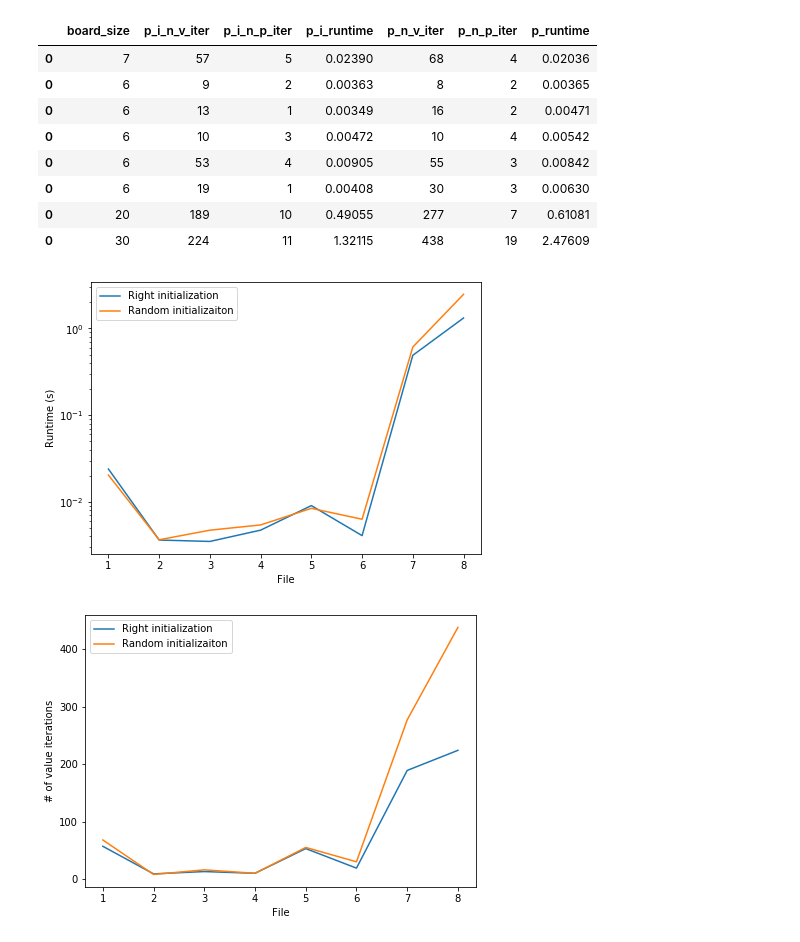
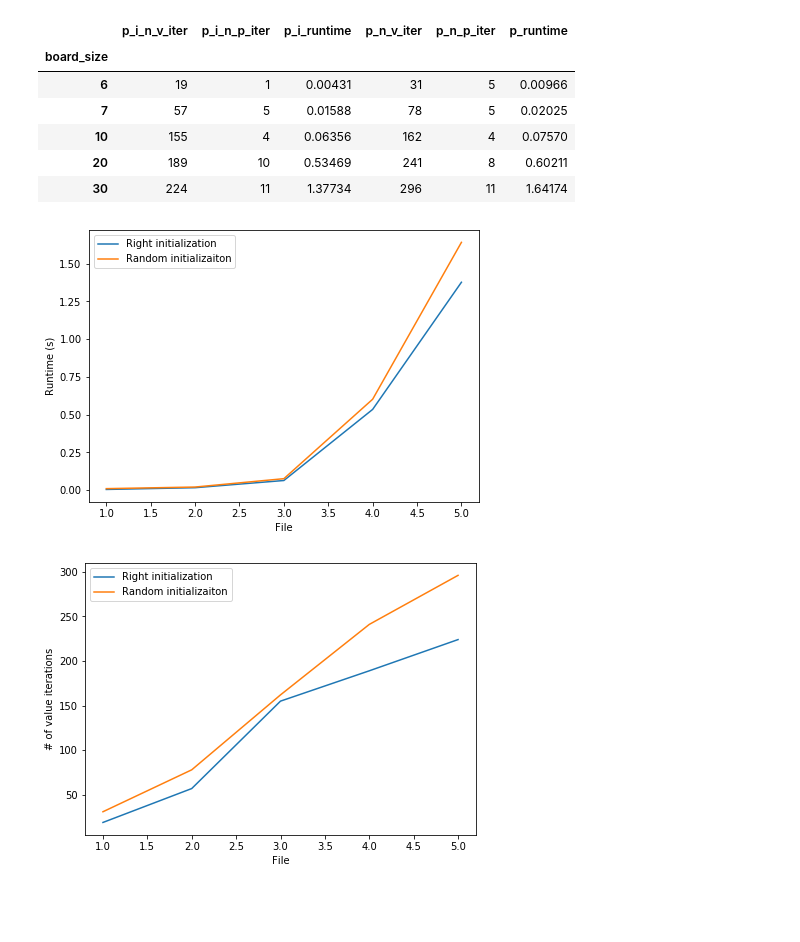
Before and after one commit to LeanderLXZ/mdp, a Jupyter notebook: src/notebook.ipynb, the cells around one changed output. Cells and saved outputs as stored; diff of their text form; code cells hidden in the pictures; blank space fills up the shorter version.

```diff
--- a/src/notebook.ipynb
+++ b/src/notebook.ipynb
@@ -4,18 +5,27 @@ from policy_iteration import *
 from matplotlib import pyplot as plt
 pd.set_option('precision', 5)
 # %%
-df_results = pd.DataFrame(columns=['board_size', 'v_n_v_iter', 'v_runtime', 'p_n_v_iter', 'p_n_p_iter', 'p_runtime'])
-for i in range(1, 9):
+df_results = pd.DataFrame(columns=['board_size', 'v_n_v_iter', 'v_runtime', 'p_n_v_iter', 'p_n_p_iter', 'p_runtime', 'pl_n_v_iter', 'pl_n_p_iter', 'pl_runtime'])
+for i in range(1, 7):
 
     b_size, v_n_v_iter, v_runtime = ValueIteration(
-        '../input/i{}.txt'.format(i),
+        '../inputs/i{}.txt'.format(i),
         threshold=0.01,
         use_arrow=True,
         verbose=False
     ).run()
 
     b_size, p_n_v_iter, p_n_p_iter, p_runtime = PolicyIteration(
-        '../input/i{}.txt'.format(i),
+        '../inputs/i{}.txt'.format(i),
+        threshold=0.01,
+        init_policy_direction=1,
+        improve_p_with_v=True,
+        use_arrow=True,
+        verbose=False
+    ).run()
+
+    b_size, pl_n_v_iter, pl_n_p_iter, pl_runtime = PolicyIterationLinear(
+        '../inputs/i{}.txt'.format(i),
         threshold=0.01,
         init_policy_direction=1,
         improve_p_with_v=True,
@@ -29,6 +39,9 @@ for i in range(1, 9):
         'v_runtime': [v_runtime],
         'p_n_v_iter': [p_n_v_iter],
         'p_n_p_iter': [p_n_p_iter],
-        'p_runtime': [p_runtime]
+        'p_runtime': [p_runtime],
+        'pl_n_v_iter': [pl_n_v_iter],
+        'pl_n_p_iter': [pl_n_p_iter],
+        'pl_runtime': [pl_runtime]
     }))
 # %% [output]
@@ -89,9 +104,9 @@ plt.show()
 # %%
 df_results = pd.DataFrame(columns=['board_size', 'p_i_n_v_iter', 'p_i_n_p_iter', 'p_i_runtime', 'p_n_v_iter', 'p_n_p_iter', 'p_runtime'])
-for i in range(1, 9):
+for i in range(1, 6):
 
     b_size, p_i_n_v_iter, p_i_n_p_iter, p_i_runtime = PolicyIteration(
-        '../input/i{}.txt'.format(i),
+        '../inputs/i{}.txt'.format(i),
         threshold=0.01,
         init_policy_direction=1,
         use_arrow=True,
@@ -99,7 +114,7 @@ for i in range(1, 9):
     ).run()
 
     b_size, p_n_v_iter, p_n_p_iter, p_runtime = PolicyIteration(
-        '../input/i{}.txt'.format(i),
+        '../inputs/i{}.txt'.format(i),
         threshold=0.01,
         use_arrow=True,
         verbose=False
@@ -135,31 +150,30 @@ Runtime:2.476094961166382s
 # %%
-df_results.to_csv('results_2.csv', float_format='%.5f')
+df_results = df_results.set_index(['board_size'])
+df_results.to_csv('../results/results_2.csv', float_format='%.5f')
 df_results
 # %% [output]
-|  | board_size | p_i_n_v_iter | p_i_n_p_iter | p_i_runtime | p_n_v_iter | p_n_p_iter | p_runtime |
-| 0 | 7 | 57 | 5 | 0.02390 | 68 | 4 | 0.02036 |
-| 0 | 6 | 9 | 2 | 0.00363 | 8 | 2 | 0.00365 |
-| 0 | 6 | 13 | 1 | 0.00349 | 16 | 2 | 0.00471 |
-| 0 | 6 | 10 | 3 | 0.00472 | 10 | 4 | 0.00542 |
-| 0 | 6 | 53 | 4 | 0.00905 | 55 | 3 | 0.00842 |
-| 0 | 6 | 19 | 1 | 0.00408 | 30 | 3 | 0.00630 |
-| 0 | 20 | 189 | 10 | 0.49055 | 277 | 7 | 0.61081 |
-| 0 | 30 | 224 | 11 | 1.32115 | 438 | 19 | 2.47609 |
+|  | p_i_n_v_iter | p_i_n_p_iter | p_i_runtime | p_n_v_iter | p_n_p_iter | p_runtime |
+| board_size |  |  |  |  |  |  |
+| 6 | 19 | 1 | 0.00431 | 31 | 5 | 0.00966 |
+| 7 | 57 | 5 | 0.01588 | 78 | 5 | 0.02025 |
+| 10 | 155 | 4 | 0.06356 | 162 | 4 | 0.07570 |
+| 20 | 189 | 10 | 0.53469 | 241 | 8 | 0.60211 |
+| 30 | 224 | 11 | 1.37734 | 296 | 11 | 1.64174 |
 # %%
 plt.figure(figsize=(7, 5))
-x = range(1, 9)
+x = range(1, 6)
 plt.plot(x, df_results['p_i_runtime'], label='Right initialization')
 plt.plot(x, df_results['p_runtime'], label='Random initializaiton')
-plt.yscale('log')
+# plt.yscale('log')
 plt.xlabel('File')
 plt.ylabel('Runtime (s)')
 plt.legend()
 plt.show()
 # %% [output]
-[figure, old version]
+[figure, new version]
 # %%
 plt.figure(figsize=(7, 5))
-x = range(1, 9)
+x = range(1, 6)
 plt.plot(x, df_results['p_i_n_v_iter'], label='Right initialization')
 plt.plot(x, df_results['p_n_v_iter'], label='Random initializaiton')
 # plt.yscale('log')
@@ -168,6 +182,6 @@ plt.ylabel('# of value iterations')
 plt.legend()
 plt.show()
 # %% [output]
-[figure, old version]
+[figure, new version]
 # %%
 df_results = pd.DataFrame(columns=['board_size', 'p_u_n_v_iter', 'p_u_n_p_iter', 'p_u_runtime', 'p_n_v_iter', 'p_n_p_iter', 'p_runtime'])
```
Also changed, not shown: parts of 10 cells of this notebook, 5 other files.
